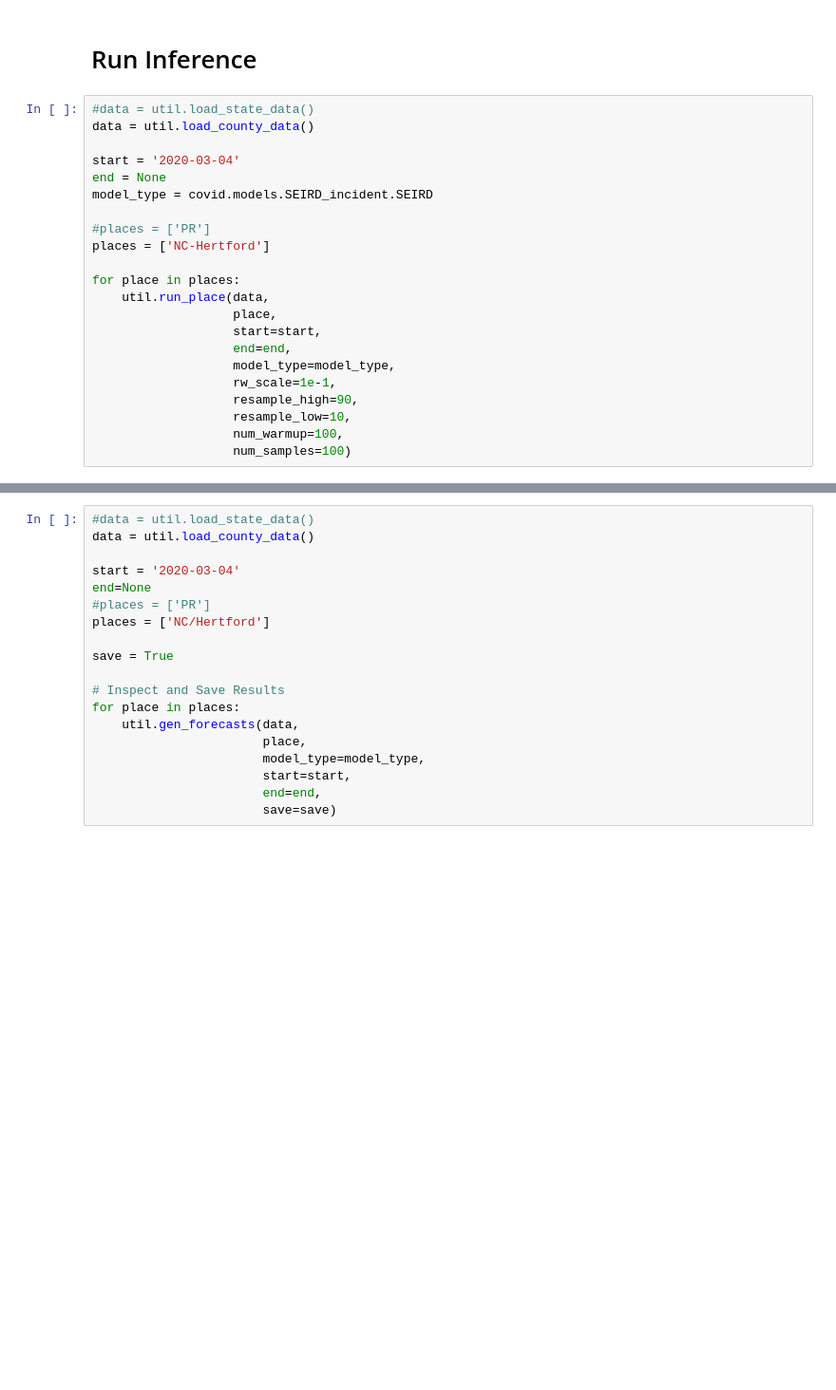
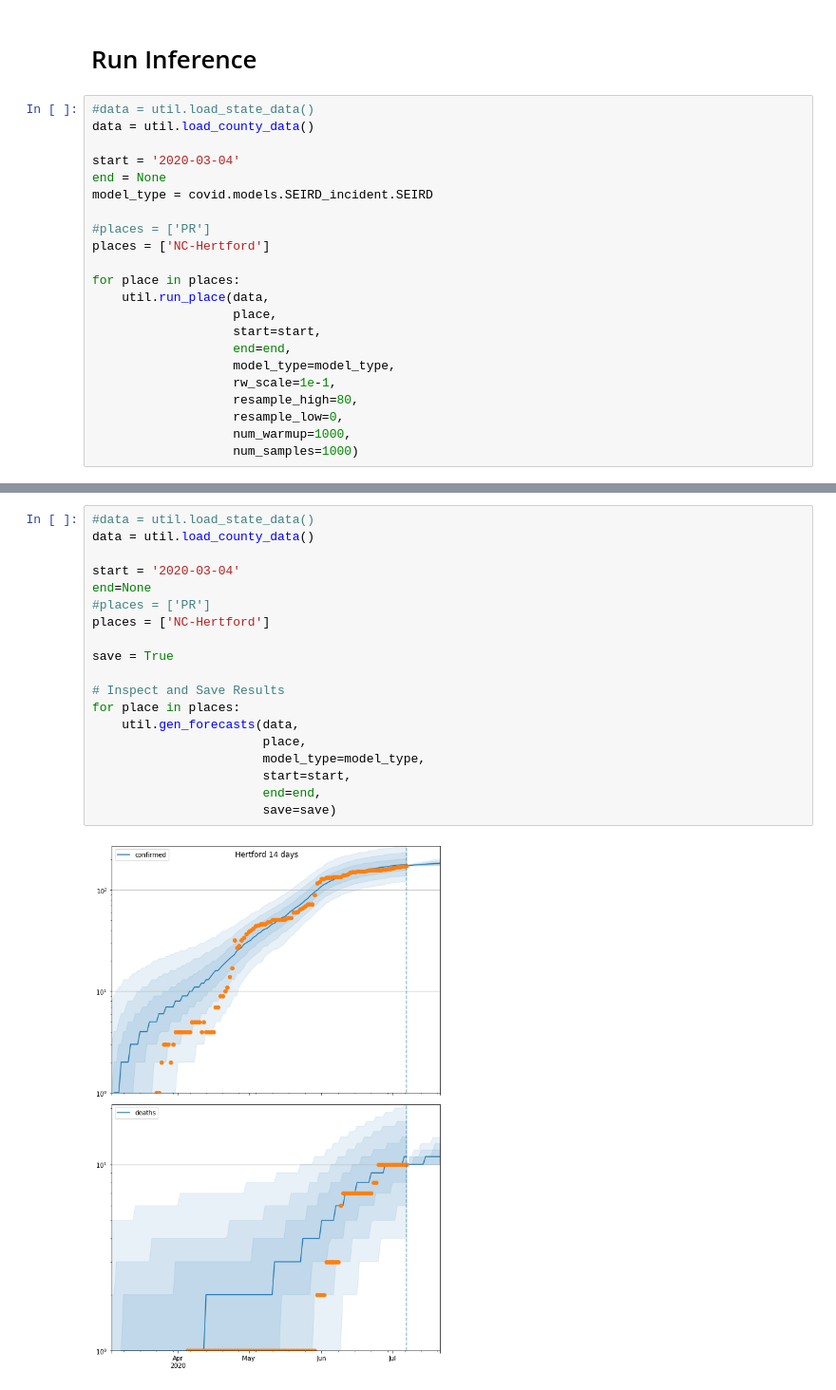
Before and after one commit to dsheldon/covid, a Jupyter notebook: scripts/SIR.ipynb, the cells around one changed output, grey strips where cells are left out. Shown at 95% size. Cells and saved outputs as stored; diff of their text form; blank space fills up the shorter version.

```diff
--- a/scripts/SIR.ipynb
+++ b/scripts/SIR.ipynb
@@ -38,10 +38,10 @@ for place in places:
                    end=end,
                    model_type=model_type,
                    rw_scale=1e-1,
-                   resample_high=90,
-                   resample_low=10,
-                   num_warmup=100,
-                   num_samples=100)
+                   resample_high=80,
+                   resample_low=0,
+                   num_warmup=1000,
+                   num_samples=1000)
 # %% [output]
 Running NC-Hertford (start=2020-03-04, end=None)
  * running MCMC
@@ -65,19 +65,21 @@ Number of divergences: 0
 # %%
 #data = util.load_state_data()
 data = util.load_county_data()
 
 start = '2020-03-04'
 end=None
 #places = ['PR']
-places = ['NC/Hertford']
+places = ['NC-Hertford']
 
 save = True
 
 # Inspect and Save Results
 for place in places:
     util.gen_forecasts(data,
                        place,
                        model_type=model_type,
                        start=start,
                        end=end,
                        save=save)
+# %% [output]
+[figure, added]
```
Also changed, not shown: parts of 2 cells of this notebook, 1 other file.
